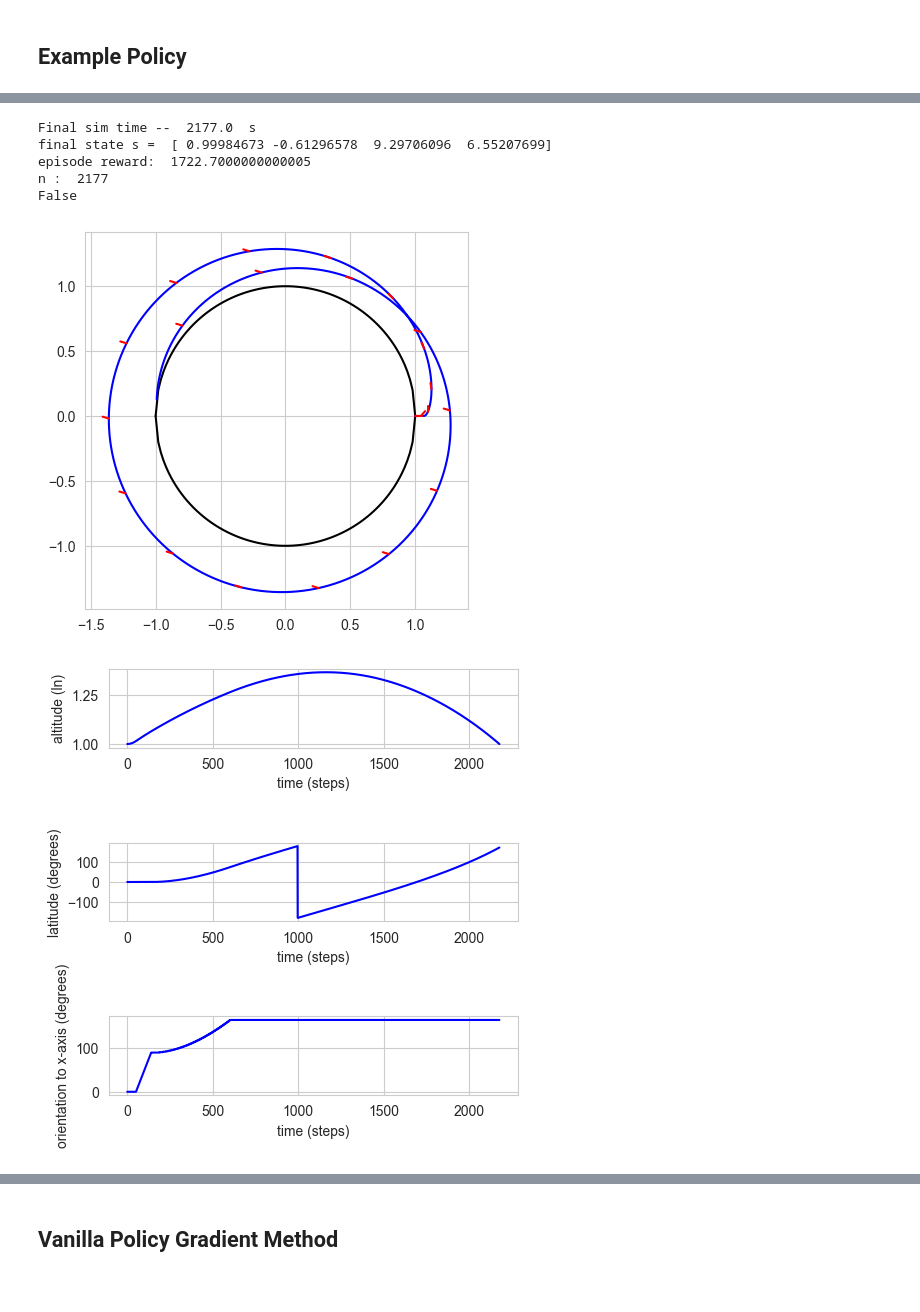
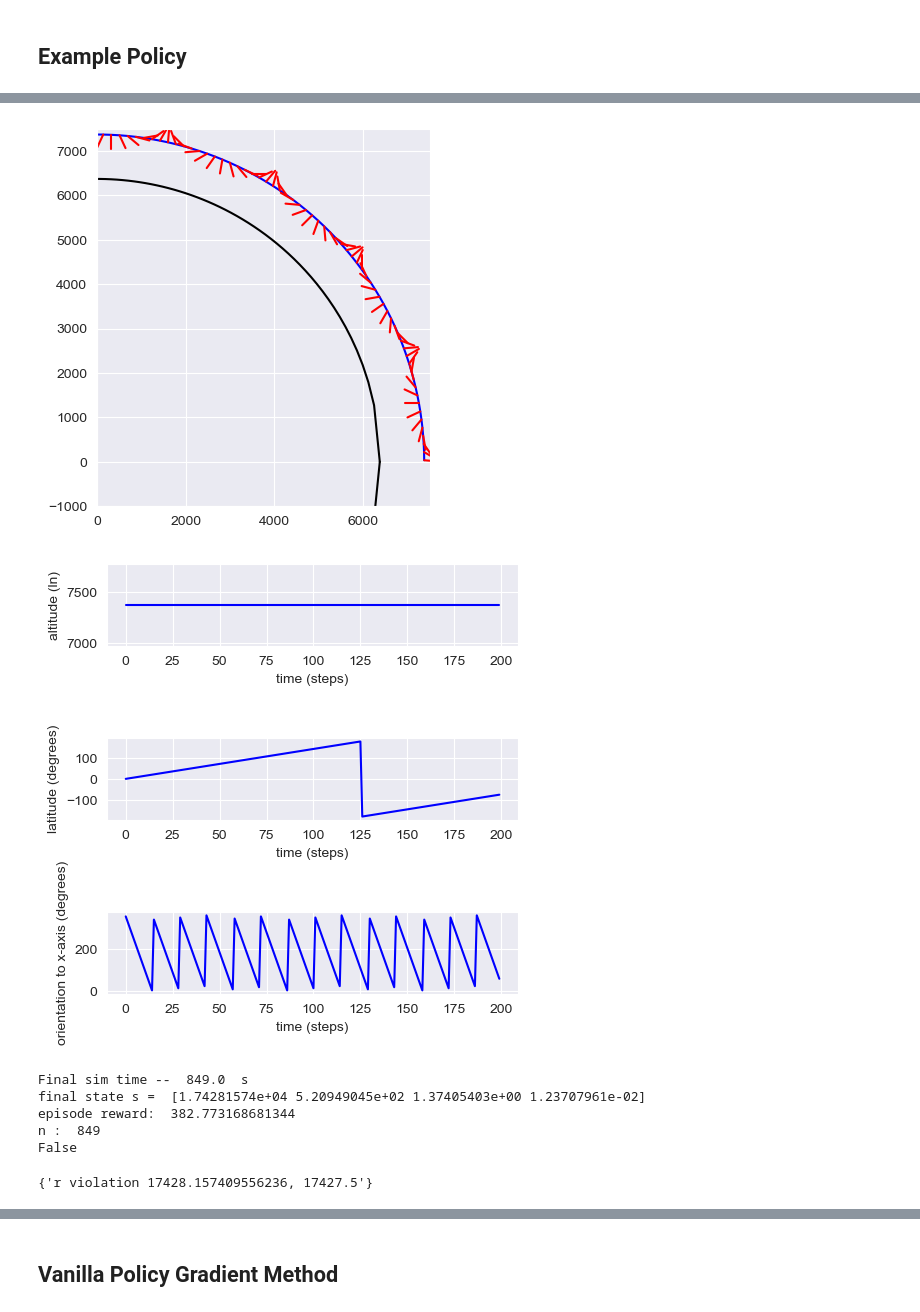
Before and after one commit to BVPhD/RL_scratch, a Jupyter notebook: Getting_to_Orbit_Discrete.ipynb, the cells around one changed output, grey strips where cells are left out. Drawn from its saved outputs; the diff is of its cells as text; code cells hidden in the pictures.

```diff
--- a/Getting_to_Orbit_Discrete.ipynb
+++ b/Getting_to_Orbit_Discrete.ipynb
@@ -406,5 +458,10 @@ Policy Parameters
+# %%
+test_env.render(sample_traj_rate=5, xlim=[0, 7500], ylim=[-1000,7500])
+# %% [output]
+[figure, added]
+[figure, added]
 # %%
-obs = env.reset()
+obs = test_env.reset()
 
 episode_R = 0.0 # episode initialization of reward
 cutoff_s = 600.0 # main engine cut off time in seconds
@@ -412,8 +469,7 @@ MAX_TIME = 100*cutoff_s # setting the max time in seconds for the episode
 
 # for use in this example policy
 a = 2 # initial action -- thrust mode
-thrust_tangent_s = 50.0
-
+thrust_tangent_s = 400.0
 
 n = 0 # steps counter
 done = False
@@ -429,46 +485,43 @@ while True:
     traj_s.append(obs)
 
     # Test if we have main engine cut off (MECO)
-    if env.elapsed_time_s > cutoff_s: # Cut off thrusting at cutoff_s seconds
-        a = 3
-    elif env.elapsed_time_s > thrust_tangent_s: # go up for awhile
+    if test_env.elapsed_time_s > cutoff_s: # Cut off thrusting at cutoff_s seconds
+        a = 4
+    elif test_env.elapsed_time_s > thrust_tangent_s: # go up for awhile
         #turn tangential then thrust
-        tan_angle = np.arctan2(np.cos(env.theta),-np.sin(env.theta))
-        angle_dif = (env.orientation_angle-tan_angle)*180/np.pi
-        if np.abs(angle_dif) > 2.0:
-            #print('angle dif: ', angle_dif)
+        tan_angle = np.arctan2(np.cos(test_env.theta),-np.sin(test_env.theta))
+        angle_dif = (test_env.orientation_angle-tan_angle)*180/np.pi
+        if np.abs(angle_dif) > 1.0:
             if angle_dif < 0.0:
                 a = 1
             else:
                 a = 0
         else:
-            a = 2
+            a = 3
 
     traj_a.append(a)
     # apply control from policy
     n += 1
-    obs, reward, done, _ = env.step(a)
+    obs, reward, done, info = test_env.step(a)
 
     # compute current episodic reward
     episode_R += reward
 
     # test if episode done
     if done:
-        print('Final sim time -- ', env.elapsed_time_s, ' s')
+        print('Final sim time -- ', test_env.elapsed_time_s, ' s')
         print('final state s = ', obs)
         print('episode reward: ', episode_R)
         print('n : ', n)
-        print((env.elapsed_time > env.max_time))
+        print((test_env.elapsed_time > test_env.max_time))
         break
 # %% [output]
-Final sim time --  2177.0  s
-final state s =  [ 0.99984673 -0.61296578  9.29706096  6.55207699]
-episode reward:  1722.7000000000005
-n :  2177
+Final sim time --  849.0  s
+final state s =  [1.74281574e+04 5.20949045e+02 1.37405403e+00 1.23707961e-02]
+episode reward:  382.773168681344
+n :  849
 False
-# %%
-sns.set_style('whitegrid')
-env.render()
-# %% [output]
-[figure, removed]
-[figure, removed]
+# %%
+info
+# %% [output]
+{'r violation 17428.157409556236, 17427.5'}
```
Also changed, not shown: parts of 16 cells of this notebook, 1 other file.
